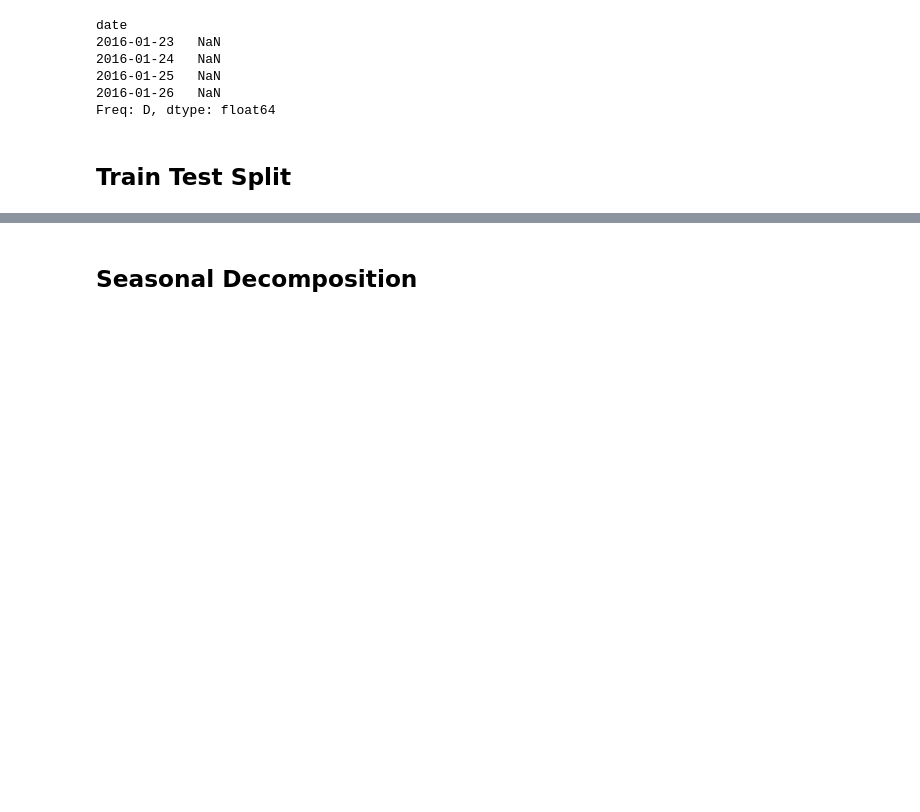
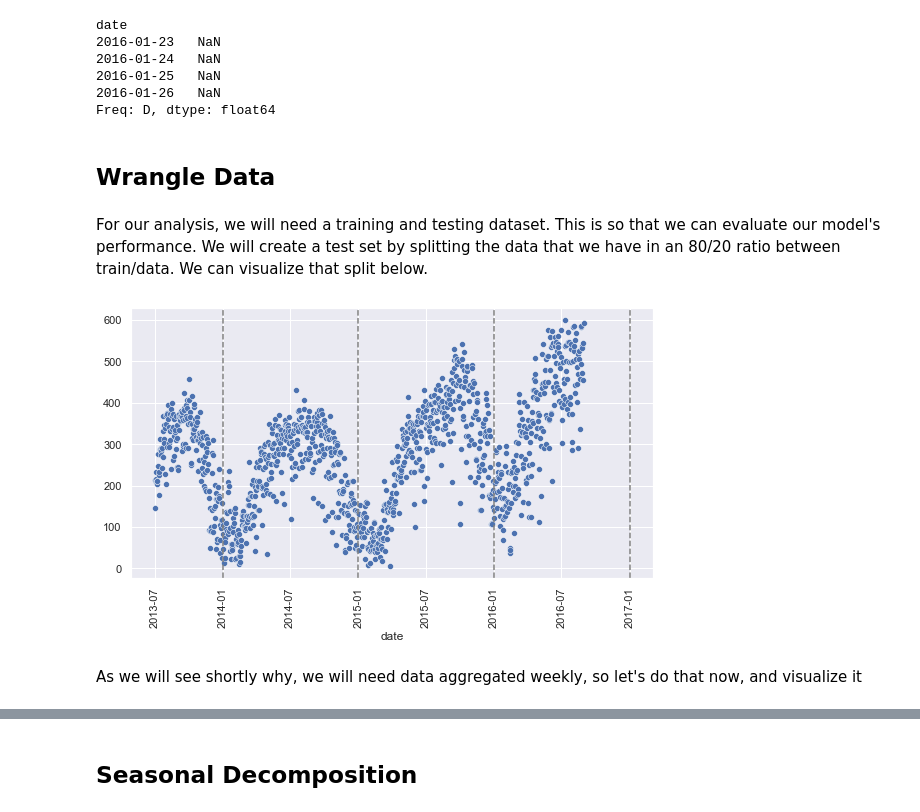
Before and after one commit to scunden/citi-bike, a Jupyter notebook: 2. Citibike usage forecast.ipynb, the cells around one changed output, grey strips where cells are left out. Drawn from its saved outputs; the diff is of its cells as text; code cells hidden in the pictures; blank space fills up the shorter version.

```diff
--- a/2. Citibike usage forecast.ipynb
+++ b/2. Citibike usage forecast.ipynb
@@ -51,5 +60,3 @@ date
 Freq: D, dtype: float64
 # %%
 agg = agg.interpolate(method='linear')
-# %% [markdown]
-## Train Test Split
@@ -59,0 +63,4 @@ test = agg.iloc[-test_days:]
+# %% [markdown]
+## Wrangle Data
+# %% [markdown]
+For our analysis, we will need a training and testing dataset. This is so that we can evaluate our model's performance. We will create a test set by splitting the data that we have in an 80/20 ratio between train/data. We can visualize that split below.
@@ -59,0 +69,16 @@ test = agg.iloc[-test_days:]
+# %%
+fig, ax = plt.subplots(figsize=(8,5))
+sns.scatterplot(x=train.index,y=train.values, ax=ax, label='Train Data')
+sns.scatterplot(x=test.index,y=test.values, ax=ax, label='Test Data')
+ax.legend()
+ax.tick_params(axis='x', rotation=90)
+start = dt.datetime(2014, 1, 1)
+ax.axvline(start, linestyle='--', color='gray')
+ax.axvline(start+relativedelta(years=1), linestyle='--', color='gray')
+ax.axvline(start+relativedelta(years=2), linestyle='--', color='gray')
+ax.axvline(start+relativedelta(years=3), linestyle='--', color='gray')
+fig.tight_layout()
+# %% [output]
+[figure, added]
+# %% [markdown]
+As we will see shortly why, we will need data aggregated weekly, so let's do that now, and visualize it
```
Also changed, not shown: parts of 64 cells of this notebook, 15 other files.
